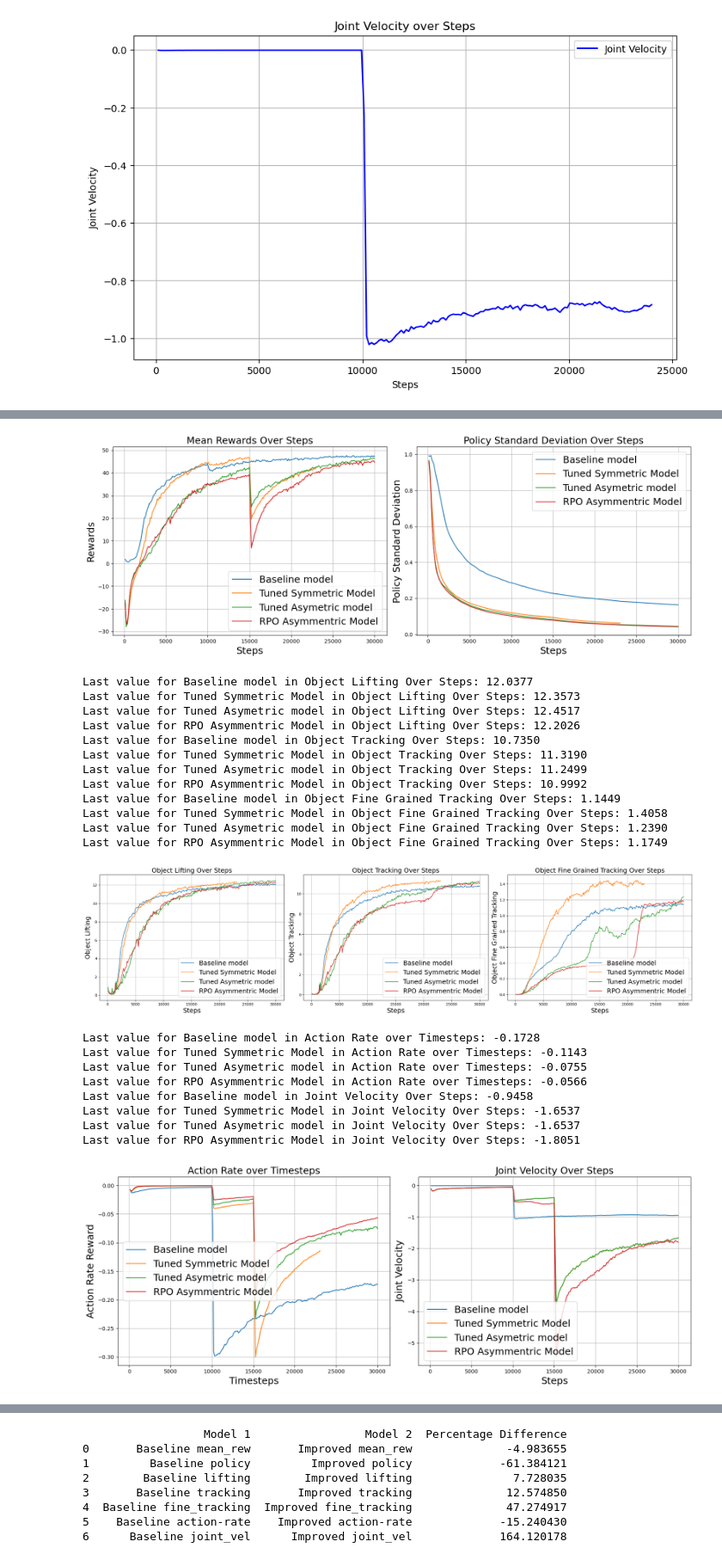
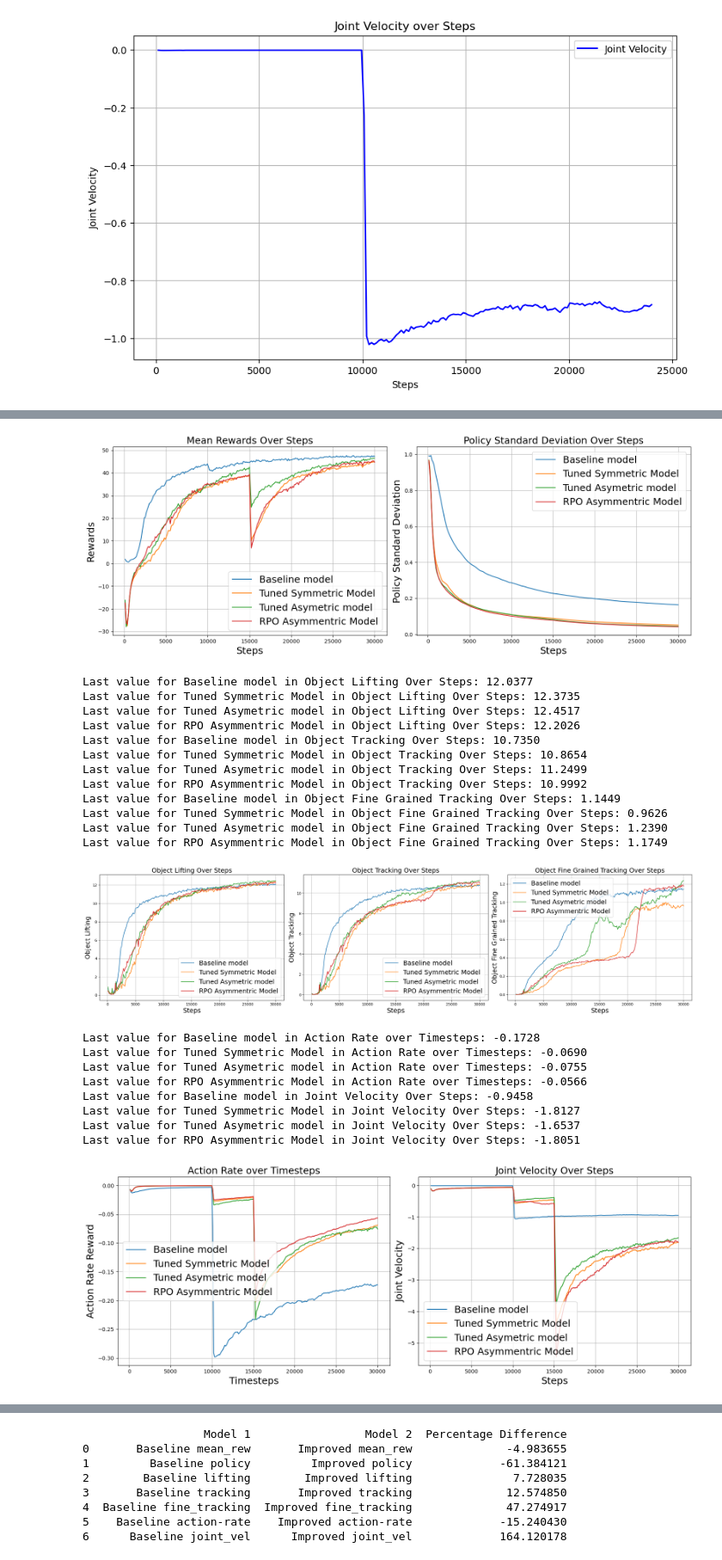
Before and after one commit to marcali/orbit-surgical-marcali, a Jupyter notebook: tables.ipynb, the cells around one changed output, grey strips where cells are left out. Shown at 86% size. Drawn from its saved outputs; the diff is of its cells as text; code cells hidden in the pictures.

Commit message:
new graphs

```diff
--- a/tables.ipynb
+++ b/tables.ipynb
@@ -398,13 +398,13 @@ def plot_graphs(csv_paths_list, model_names_list):
 # Example usage:
 # Add the CSV file paths and the corresponding model names for each graph
 csv_paths_list = [
-    ['data/mean_rew/skrl_lift_og_2024-09-27_16-35-01-og_long.csv', 'data/mean_rew/skrl_lift_2024-09-19_21-52-33-best4by4.csv','data/mean_rew/skrl_lift_2024-09-25_12-50-39-best_asym.csv', 'data/mean_rew/skrl_lift_rpo_2024-09-25_20-37-55-alpth09.csv'  ],  # Multiple CSVs for torque limits graph
-    ['data/policy/skrl_lift_og_2024-09-27_16-35-01-og_long.csv', 'data/policy/skrl_lift_2024-09-19_21-52-33-best4by4.csv', 'data/policy/skrl_lift_2024-09-25_12-50-39-best_asym.csv','data/policy/skrl_lift_rpo_2024-09-25_20-37-55-alpth09.csv' ],# Multiple CSVs for another graph
-    ['data/rewards/lifting/skrl_lift_og_2024-09-27_16-35-01-og_long.csv', 'data/rewards/lifting/skrl_lift_2024-09-19_21-52-33-best4by4.csv', 'data/rewards/lifting/skrl_lift_2024-09-25_12-50-39-best_asym.csv', 'data/rewards/lifting/skrl_lift_rpo_2024-09-25_20-37-55-alpth09.csv' ],
-    ['data/rewards/tracking/skrl_lift_og_2024-09-27_16-35-01-og_long.csv', 'data/rewards/tracking/skrl_lift_2024-09-19_21-52-33-best4by4.csv', 'data/rewards/tracking/skrl_lift_2024-09-25_12-50-39-best_asym.csv', 'data/rewards/tracking/skrl_lift_rpo_2024-09-25_20-37-55-alpth09.csv' ],
-    ['data/rewards/fine_tracking/skrl_lift_og_2024-09-27_16-35-01-og_long.csv', 'data/rewards/fine_tracking/skrl_lift_2024-09-19_21-52-33-best4by4.csv', 'data/rewards/fine_tracking/skrl_lift_2024-09-25_12-50-39-best_asym.csv', 'data/rewards/fine_tracking/skrl_lift_rpo_2024-09-25_20-37-55-alpth09.csv' ],
-    ['data/rewards/action-rate/skrl_lift_og_2024-09-27_16-35-01-og_long.csv', 'data/rewards/action-rate/skrl_lift_2024-09-19_21-52-33-best4by4.csv', 'data/rewards/action-rate/skrl_lift_2024-09-25_12-50-39-best_asym.csv', 'data/rewards/action-rate/skrl_lift_rpo_2024-09-25_20-37-55-alpth09.csv' ],
-    ['data/rewards/joint_vel/skrl_lift_og_2024-09-27_16-35-01-og_long.csv', 'data/rewards/joint_vel/skrl_lift_2024-09-25_12-50-39-best_asym.csv', 'data/rewards/joint_vel/skrl_lift_2024-09-25_12-50-39-best_asym.csv', 'data/rewards/joint_vel/skrl_lift_rpo_2024-09-25_20-37-55-alpth09.csv' ],
+    ['data/mean_rew/skrl_lift_og_2024-09-27_16-35-01-og_long.csv', 'data/mean_rew/skrl_lift_2024-10-01_09-42-16-best_sym.csv','data/mean_rew/skrl_lift_2024-09-25_12-50-39-best_asym.csv', 'data/mean_rew/skrl_lift_rpo_2024-09-25_20-37-55-alpth09.csv'  ],  # Multiple CSVs for torque limits graph
+    ['data/policy/skrl_lift_og_2024-09-27_16-35-01-og_long.csv', 'data/policy/skrl_lift_2024-10-01_09-42-16-best_sym.csv', 'data/policy/skrl_lift_2024-09-25_12-50-39-best_asym.csv','data/policy/skrl_lift_rpo_2024-09-25_20-37-55-alpth09.csv' ],# Multiple CSVs for another graph
+    ['data/rewards/lifting/skrl_lift_og_2024-09-27_16-35-01-og_long.csv', 'data/rewards/lifting/skrl_lift_2024-10-01_09-42-16-best_sym.csv', 'data/rewards/lifting/skrl_lift_2024-09-25_12-50-39-best_asym.csv', 'data/rewards/lifting/skrl_lift_rpo_2024-09-25_20-37-55-alpth09.csv' ],
+    ['data/rewards/tracking/skrl_lift_og_2024-09-27_16-35-01-og_long.csv', 'data/rewards/tracking/skrl_lift_2024-10-01_09-42-16-best_sym.csv', 'data/rewards/tracking/skrl_lift_2024-09-25_12-50-39-best_asym.csv', 'data/rewards/tracking/skrl_lift_rpo_2024-09-25_20-37-55-alpth09.csv' ],
+    ['data/rewards/fine_tracking/skrl_lift_og_2024-09-27_16-35-01-og_long.csv', 'data/rewards/fine_tracking/skrl_lift_2024-10-01_09-42-16-best_sym.csv', 'data/rewards/fine_tracking/skrl_lift_2024-09-25_12-50-39-best_asym.csv', 'data/rewards/fine_tracking/skrl_lift_rpo_2024-09-25_20-37-55-alpth09.csv' ],
+    ['data/rewards/action-rate/skrl_lift_og_2024-09-27_16-35-01-og_long.csv', 'data/rewards/action-rate/skrl_lift_2024-10-01_09-42-16-best_sym.csv', 'data/rewards/action-rate/skrl_lift_2024-09-25_12-50-39-best_asym.csv', 'data/rewards/action-rate/skrl_lift_rpo_2024-09-25_20-37-55-alpth09.csv' ],
+    ['data/rewards/joint_vel/skrl_lift_og_2024-09-27_16-35-01-og_long.csv', 'data/rewards/joint_vel/skrl_lift_2024-10-01_09-42-16-best_sym.csv', 'data/rewards/joint_vel/skrl_lift_2024-09-25_12-50-39-best_asym.csv', 'data/rewards/joint_vel/skrl_lift_rpo_2024-09-25_20-37-55-alpth09.csv' ],
 ]
 model_names_list = [
     ['Baseline model', 'Tuned Symmetric Model', 'Tuned Asymetric model', 'RPO Asymmentric Model'],  # Model names for the torque limits graph
@@ -429,26 +429,26 @@ Last value for Tuned Symmetric Model in Policy Standard Deviation Over Steps: 0.
 Last value for Tuned Asymetric model in Policy Standard Deviation Over Steps: 0.0454
 Last value for RPO Asymmentric Model in Policy Standard Deviation Over Steps: 0.0430
-[figure, old version]
+[figure, new version]
 Last value for Baseline model in Object Lifting Over Steps: 12.0377
-Last value for Tuned Symmetric Model in Object Lifting Over Steps: 12.3573
+Last value for Tuned Symmetric Model in Object Lifting Over Steps: 12.3735
 Last value for Tuned Asymetric model in Object Lifting Over Steps: 12.4517
 Last value for RPO Asymmentric Model in Object Lifting Over Steps: 12.2026
 Last value for Baseline model in Object Tracking Over Steps: 10.7350
-Last value for Tuned Symmetric Model in Object Tracking Over Steps: 11.3190
+Last value for Tuned Symmetric Model in Object Tracking Over Steps: 10.8654
 Last value for Tuned Asymetric model in Object Tracking Over Steps: 11.2499
 Last value for RPO Asymmentric Model in Object Tracking Over Steps: 10.9992
 Last value for Baseline model in Object Fine Grained Tracking Over Steps: 1.1449
-Last value for Tuned Symmetric Model in Object Fine Grained Tracking Over Steps: 1.4058
+Last value for Tuned Symmetric Model in Object Fine Grained Tracking Over Steps: 0.9626
 Last value for Tuned Asymetric model in Object Fine Grained Tracking Over Steps: 1.2390
 Last value for RPO Asymmentric Model in Object Fine Grained Tracking Over Steps: 1.1749
-[figure, old version]
+[figure, new version]
 Last value for Baseline model in Action Rate over Timesteps: -0.1728
-Last value for Tuned Symmetric Model in Action Rate over Timesteps: -0.1143
+Last value for Tuned Symmetric Model in Action Rate over Timesteps: -0.0690
 Last value for Tuned Asymetric model in Action Rate over Timesteps: -0.0755
 Last value for RPO Asymmentric Model in Action Rate over Timesteps: -0.0566
 Last value for Baseline model in Joint Velocity Over Steps: -0.9458
-Last value for Tuned Symmetric Model in Joint Velocity Over Steps: -1.6537
+Last value for Tuned Symmetric Model in Joint Velocity Over Steps: -1.8127
 Last value for Tuned Asymetric model in Joint Velocity Over Steps: -1.6537
 Last value for RPO Asymmentric Model in Joint Velocity Over Steps: -1.8051
-[figure, old version]
+[figure, new version]
 All last values:
```
Also changed, not shown: parts of 3 cells of this notebook, 48 other files.
